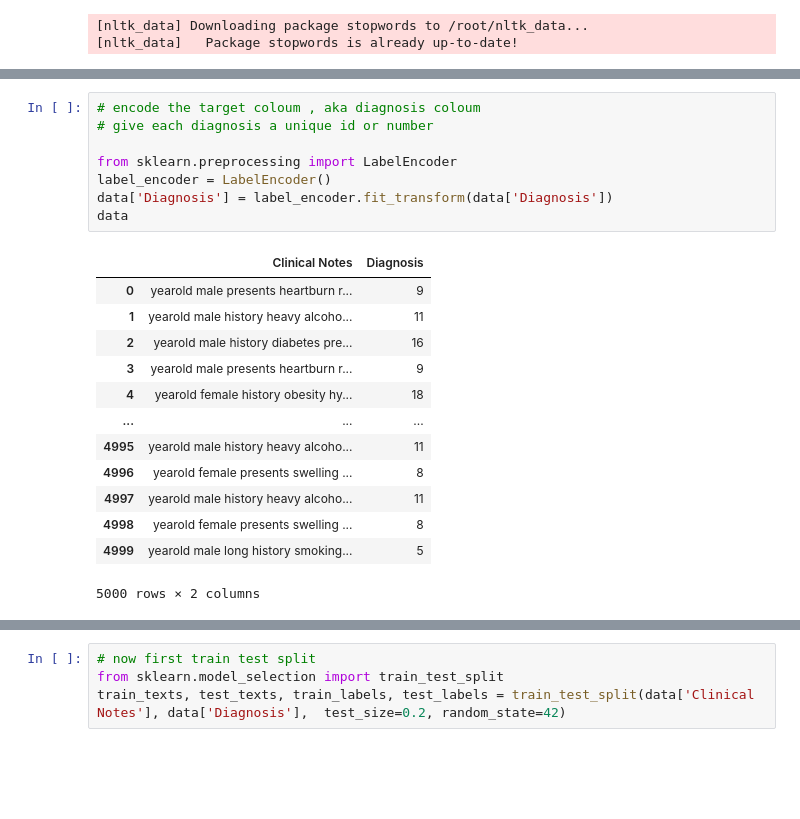
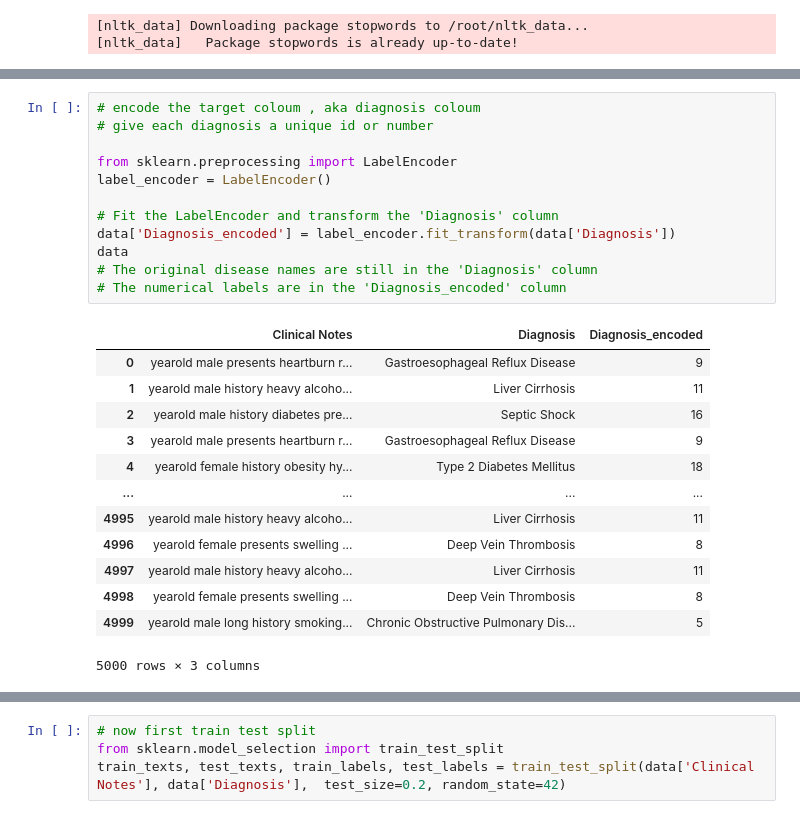
Before and after one commit to TuliDas/Clinical-Diagnosis-Prediction, a Jupyter notebook: cilinical_notes_diagnosis.ipynb, the cells around one changed output, grey strips where cells are left out. Drawn from its saved outputs; the diff is of its cells as text; blank space fills up the shorter version.

```diff
--- a/cilinical_notes_diagnosis.ipynb
+++ b/cilinical_notes_diagnosis.ipynb
@@ -84,22 +84,26 @@ data['Clinical Notes'][0]
 # %%
 # encode the target coloum , aka diagnosis coloum
 # give each diagnosis a unique id or number
 
 from sklearn.preprocessing import LabelEncoder
 label_encoder = LabelEncoder()
-data['Diagnosis'] = label_encoder.fit_transform(data['Diagnosis'])
+
+# Fit the LabelEncoder and transform the 'Diagnosis' column
+data['Diagnosis_encoded'] = label_encoder.fit_transform(data['Diagnosis'])
 data
+# The original disease names are still in the 'Diagnosis' column
+# The numerical labels are in the 'Diagnosis_encoded' column
 # %% [output]
-|  | Clinical Notes | Diagnosis |
-| 0 | yearold male presents heartburn r... | 9 |
-| 1 | yearold male history heavy alcoho... | 11 |
-| 2 | yearold male history diabetes pre... | 16 |
-| 3 | yearold male presents heartburn r... | 9 |
-| 4 | yearold female history obesity hy... | 18 |
-| ... | ... | ... |
-| 4995 | yearold male history heavy alcoho... | 11 |
-| 4996 | yearold female presents swelling ... | 8 |
-| 4997 | yearold male history heavy alcoho... | 11 |
-| 4998 | yearold female presents swelling ... | 8 |
-| 4999 | yearold male long history smoking... | 5 |
+|  | Clinical Notes | Diagnosis | Diagnosis_encoded |
+| 0 | yearold male presents heartburn r... | Gastroesophageal Reflux Disease | 9 |
+| 1 | yearold male history heavy alcoho... | Liver Cirrhosis | 11 |
+| 2 | yearold male history diabetes pre... | Septic Shock | 16 |
+| 3 | yearold male presents heartburn r... | Gastroesophageal Reflux Disease | 9 |
+| 4 | yearold female history obesity hy... | Type 2 Diabetes Mellitus | 18 |
+| ... | ... | ... | ... |
+| 4995 | yearold male history heavy alcoho... | Liver Cirrhosis | 11 |
+| 4996 | yearold female presents swelling ... | Deep Vein Thrombosis | 8 |
+| 4997 | yearold male history heavy alcoho... | Liver Cirrhosis | 11 |
+| 4998 | yearold female presents swelling ... | Deep Vein Thrombosis | 8 |
+| 4999 | yearold male long history smoking... | Chronic Obstructive Pulmonary Dis... | 5 |
-5000 rows × 2 columns
+5000 rows × 3 columns
```
Also changed, not shown: parts of 7 cells of this notebook.
